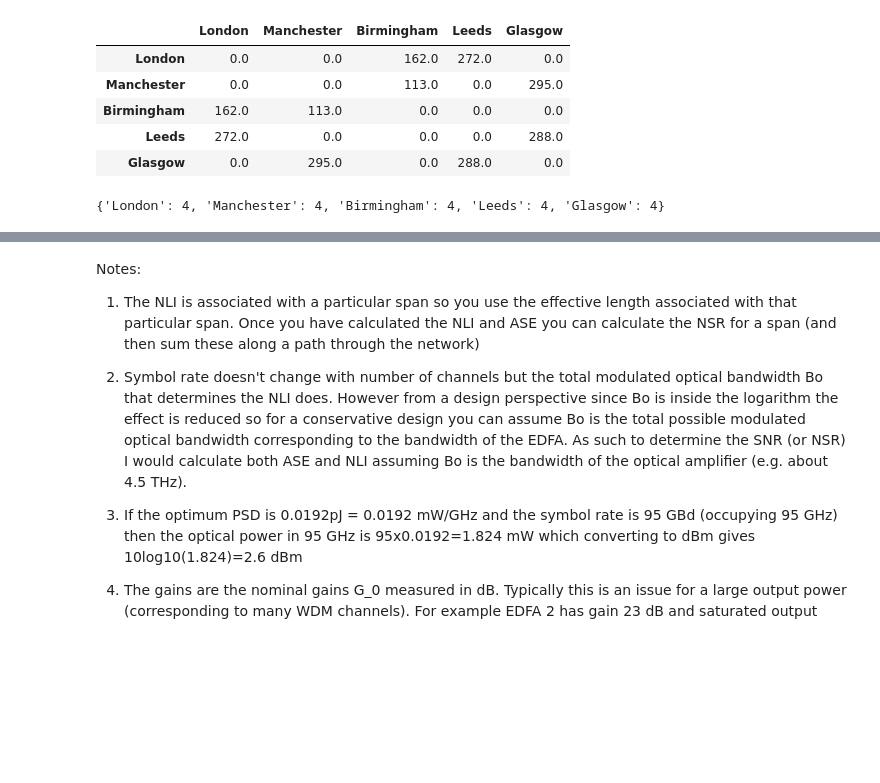
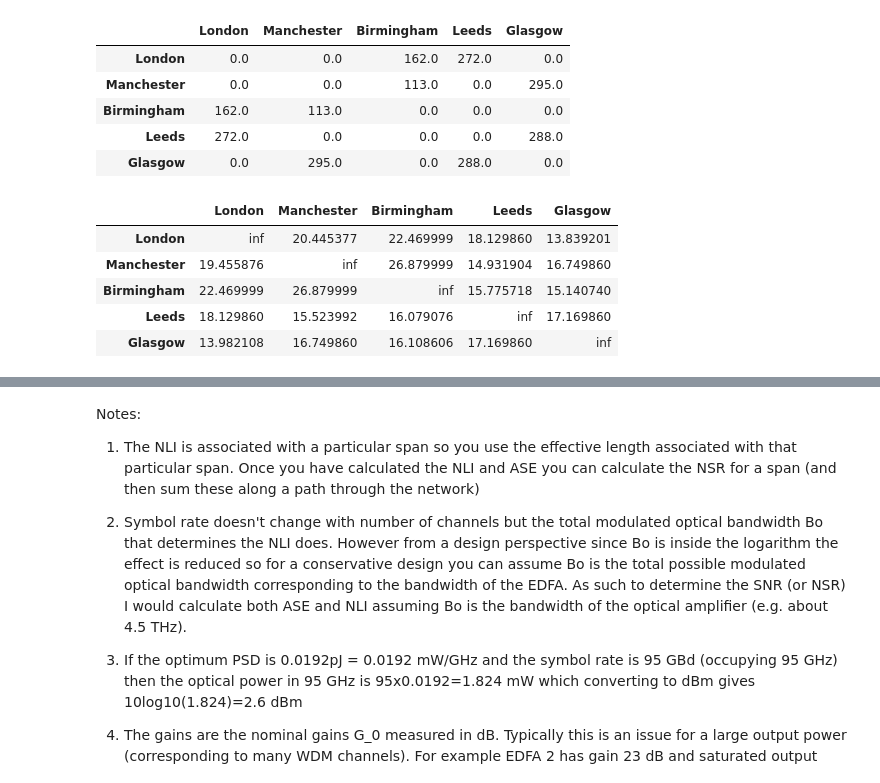
Before and after one commit to adambrzosko/OpticalNetworkDesign, a Jupyter notebook: 4B23NetworkDesign.ipynb, the cells around one changed output, grey strips where cells are left out. Saved outputs shown, nothing was run; the diff lists cells and outputs as text; code cells hidden in the pictures; blank space fills up the shorter version.

```diff
--- a/4B23NetworkDesign.ipynb
+++ b/4B23NetworkDesign.ipynb
@@ -143,16 +164,20 @@ print('Diameter (shortest path between the most distanced nodes): ', diam)
 print('Eccentricity (largest distance from a node to any other node): ', ecc)
 print('Average shortest path length is: ', nx.average_shortest_path_length(G))
 edge_weight_list = [G[u][v]['weight'] for (u,v) in G.edges()]
-mean = stat.mean(edge_list)
-print('Link distances are: ', edge_list)
+mean = stat.mean(edge_weight_list)
+print('Link distances are: ', edge_weight_list)
 print('Of which average, $d$, is: ', mean)
 print('So place $m$ amplifiers if link longer than $m \cdot d/2$, i.e. $\beq m \cdot$', mean/2)
+print('Also this allows for compensation of the total loss along the previous span (~113*0.18=20.34), has to be attenuated')
+print('Total fibre deployed (2x link length) in km', 2*sum(edge_weight_list))
 
 # dict of amplifiers per edge; think of better choosing amplifier locations
 amplifiers = {}
 for i in G.edges():
     m = math.floor(G[i[0]][i[1]]['weight']*2/mean)
+    j = (i[1],i[0])
     amplifiers[i] = m
+    amplifiers[j] = m
 print(amplifiers)
 # %% [output]
 Diameter (shortest path between the most distanced nodes):  560
@@ -211,13 +234,14 @@ adjacency
 def SNR(P_tx, L, NF, Ns=1, v = 193.1e12, Rs=95e9):
     a = 0.18
     h = scp.h
-    SNR_db = P_tx - NF -10*np.log10(Ns) - a*L - 10*np.log10(Rs*h*v*1e3) # P_tx in dbm so 1e3 included
+    SNR_db = P_tx - NF -10*np.log10(Ns) - a*L - 10*np.log10(1.5*Rs*h*v*1e3) # P_tx in dbm so 1e3 included
     return SNR_db
 
 # convert to NSR and linear for easy addition and then abck to SNR in dB (1/NSR)
 def SNR_out_EDFA(SNR_in, NF=5.5):
-    F = 10**(NF/10)
-    return SNR_in*F
+    F = 10**(NF/10) # this is a linear value, SNR_in is in dB
+    SNR_lin = 10**(SNR_in/10)
+    return 10*np.log10(SNR_lin/F) # this should be done in the linear domain
 
 def SNRdb_to_NSRdb(SNRdb):
     return -SNRdb
@@ -246,13 +270,36 @@ for i in list(paths.keys()):
         total_loss = 0
         if len(paths[i][j]) >= 2:
             for e in paths[i][j]:
-                total_loss += 4
+                total_loss += 4 # ROADM
                 if e != paths[i][j][-1]:
-                    # check how many amplifiers and then total_NSR += NSRdb_to_lin(SNRdb_toNSRdb(SNR_out_EDFA(SNR_in)))
-                    L = # weigth of the connection
-                    P = 2.6 # not sure
-                    NF = 5.5 # is this just the amplifier?
-                    total_NSR += NSRdb_to_lin(SNRdb_to_NSRdb(SNR(P_tx=P, L=L, NF=NF)))
+                    # check how many spans and then total NSR = sum of spans (span+amplifier)
+                    n = amplifiers[(e,paths[i][j][paths[i][j].index(e)+1])]
+                    L = G[e][paths[i][j][paths[i][j].index(e)+1]]['weight'] # weigth of the connection
+                    L_span = L/(n+1)
+                    P = 2.6 # out of transceiver, will it be the same after amplifier?
+                    NF = 5.5 # is this just the amplifier? same for transceiver? why does it apply there?
+                    SNR_in_EDFA = SNR(P_tx=P, L=L_span, NF=NF) # this is only calculated once and then propagated
+                    # print(SNR_in_EDFA)
+                    for x in range(n+1):
+                        total_NSR += NSRdb_to_lin(SNRdb_to_NSRdb(SNR_in_EDFA)) # fibre (NLI)
+                        # print(total_NSR)
+                        total_NSR += NSRdb_to_lin(SNRdb_to_NSRdb(SNR_out_EDFA(SNR_in_EDFA))) # amplifier (ASE)
+                        # print(total_NSR)
+                    total_loss += 0.18*L
+                    total_loss -= 26*n # gain_of_amplifiers
+                    if e == paths[i][j][-2]:
+                        # if last segment of the path, subtract the amplification at the end as it will just be received
+                        total_NSR -= NSRdb_to_lin(SNRdb_to_NSRdb(SNR_out_EDFA(SNR_in_EDFA))) # amplifier
+        # print(f'Connection {i,j} NSR', total_NSR)
+        # print('Converted to db', NSRlin_to_db(total_NSR))
         connection_SNRs[i][j] = SNRdb_to_NSRdb(NSRlin_to_db(total_NSR))
+        connection_loss[i][j] = total_loss
-# %% [output]
-{'London': 4, 'Manchester': 4, 'Birmingham': 4, 'Leeds': 4, 'Glasgow': 4}
+# %%
+connection_SNRs
+# %% [output]
+|  | London | Manchester | Birmingham | Leeds | Glasgow |
+| London | inf | 20.445377 | 22.469999 | 18.129860 | 13.839201 |
+| Manchester | 19.455876 | inf | 26.879999 | 14.931904 | 16.749860 |
+| Birmingham | 22.469999 | 26.879999 | inf | 15.775718 | 15.140740 |
+| Leeds | 18.129860 | 15.523992 | 16.079076 | inf | 17.169860 |
+| Glasgow | 13.982108 | 16.749860 | 16.108606 | 17.169860 | inf |
```
Also changed, not shown: parts of 8 cells of this notebook.
